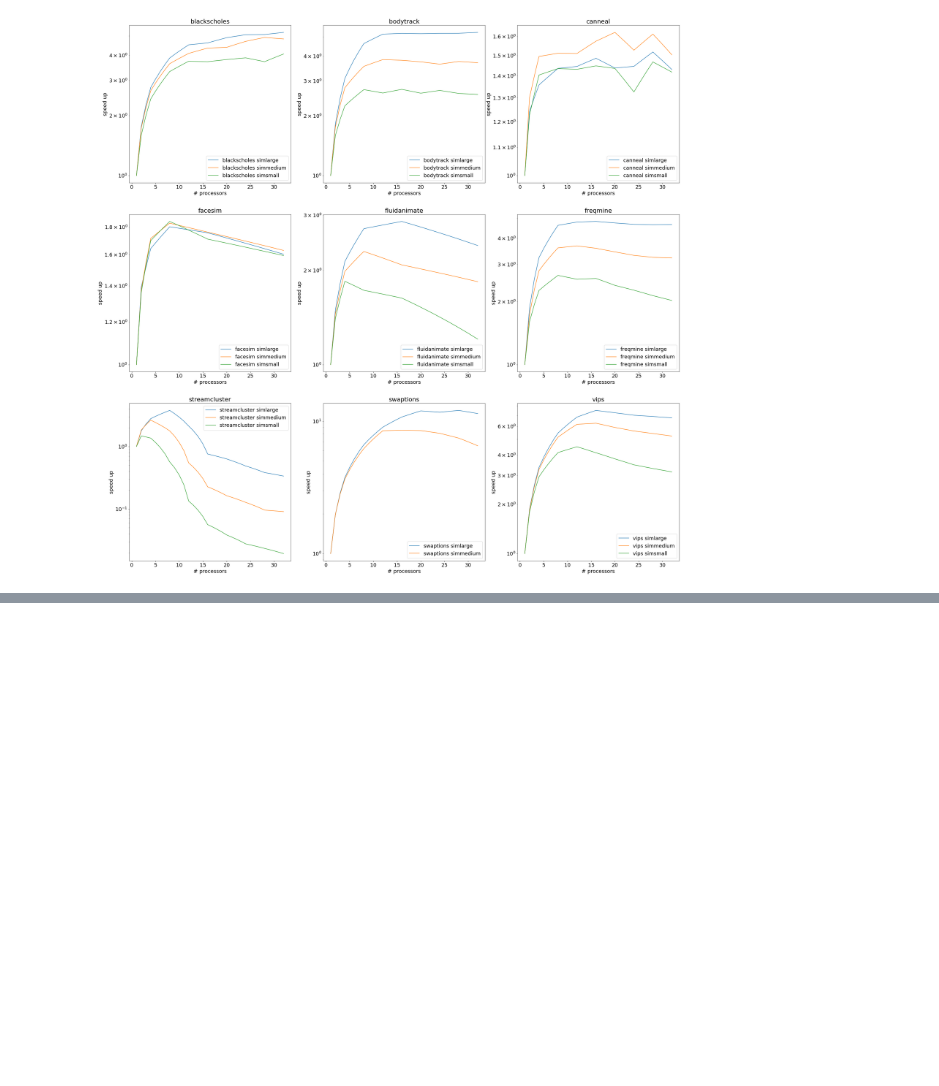
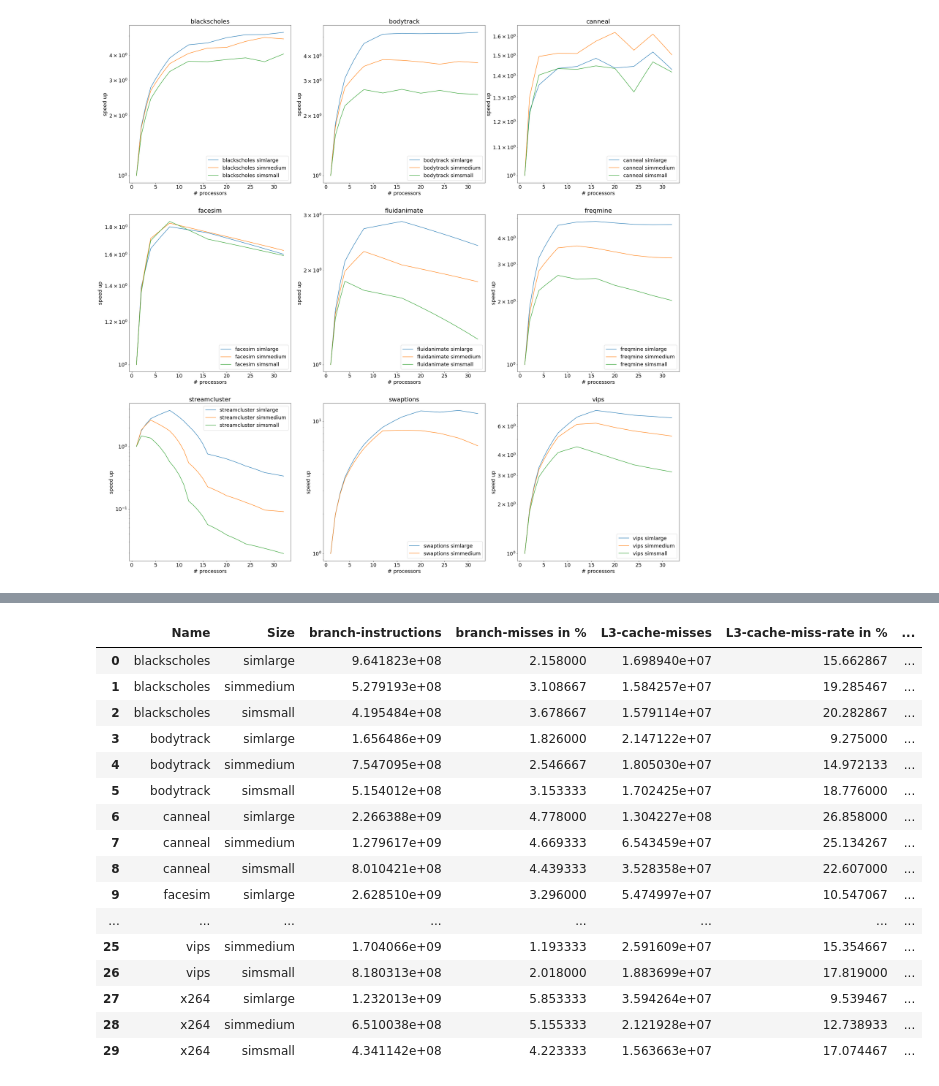
Before and after one commit to liubai01/Multicore-NYU-2021, a Jupyter notebook: Data Preprocess.ipynb, the cells around one changed output, grey strips where cells are left out. Drawn from its saved outputs; the diff is of its cells as text; code cells hidden in the pictures; blank space fills up the shorter version.

```diff
--- a/Data Preprocess.ipynb
+++ b/Data Preprocess.ipynb
@@ -226,0 +229,8 @@ plt.show()
+# %%
+# load the data
+csv_path = os.path.join("data", "stat_single_thread.csv")
+df = pd.read_csv(csv_path)
+df = df.iloc[: , 1:]
+dfname = df[['Name', 'Size']]
+
+df
@@ -226,0 +251,21 @@ plt.show()
+# %%
+df = df.groupby(['Name', 'Size']).mean().reset_index()
+df
+# %% [output]
+|  | Name | Size | branch-instructions | branch-misses in % | L3-cache-misses | L3-cache-miss-rate in % | ... |
+| 0 | blackscholes | simlarge | 9.641823e+08 | 2.158000 | 1.698940e+07 | 15.662867 | ... |
+| 1 | blackscholes | simmedium | 5.279193e+08 | 3.108667 | 1.584257e+07 | 19.285467 | ... |
+| 2 | blackscholes | simsmall | 4.195484e+08 | 3.678667 | 1.579114e+07 | 20.282867 | ... |
+| 3 | bodytrack | simlarge | 1.656486e+09 | 1.826000 | 2.147122e+07 | 9.275000 | ... |
+| 4 | bodytrack | simmedium | 7.547095e+08 | 2.546667 | 1.805030e+07 | 14.972133 | ... |
+| 5 | bodytrack | simsmall | 5.154012e+08 | 3.153333 | 1.702425e+07 | 18.776000 | ... |
+| 6 | canneal | simlarge | 2.266388e+09 | 4.778000 | 1.304227e+08 | 26.858000 | ... |
+| 7 | canneal | simmedium | 1.279617e+09 | 4.669333 | 6.543459e+07 | 25.134267 | ... |
+| 8 | canneal | simsmall | 8.010421e+08 | 4.439333 | 3.528358e+07 | 22.607000 | ... |
+| 9 | facesim | simlarge | 2.628510e+09 | 3.296000 | 5.474997e+07 | 10.547067 | ... |
+| ... | ... | ... | ... | ... | ... | ... | ... |
+| 25 | vips | simmedium | 1.704066e+09 | 1.193333 | 2.591609e+07 | 15.354667 | ... |
+| 26 | vips | simsmall | 8.180313e+08 | 2.018000 | 1.883699e+07 | 17.819000 | ... |
+| 27 | x264 | simlarge | 1.232013e+09 | 5.853333 | 3.594264e+07 | 9.539467 | ... |
+| 28 | x264 | simmedium | 6.510038e+08 | 5.155333 | 2.121928e+07 | 12.738933 | ... |
+| 29 | x264 | simsmall | 4.341142e+08 | 4.223333 | 1.563663e+07 | 17.074467 | ... |
```
Also changed, not shown: parts of 4 cells of this notebook, 5 other files.
